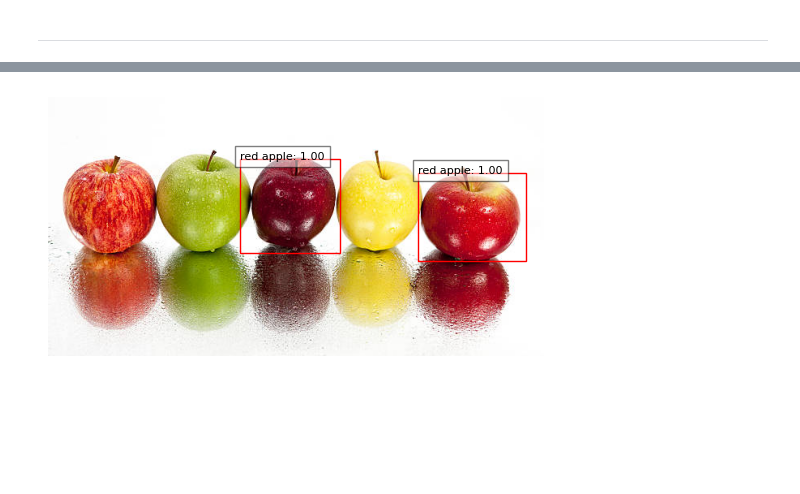
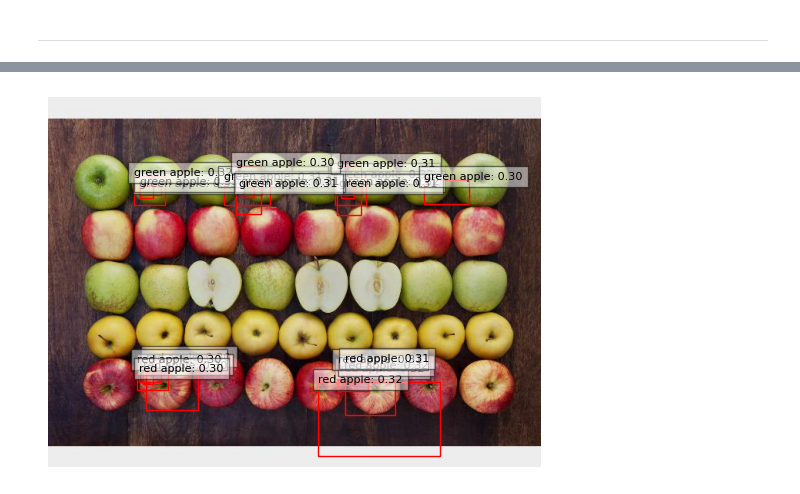
Before and after one commit to Kkumteulyi/2024-CapStone, a Jupyter notebook: CNN_object_detection/Example_needToChangeModel.ipynb, the cells around one changed output, grey strips where cells are left out. Cells and saved outputs as stored; diff of their text form; code cells hidden in the pictures; blank space fills up the shorter version.

```diff
--- a/CNN_object_detection/Example_needToChangeModel.ipynb
+++ b/CNN_object_detection/Example_needToChangeModel.ipynb
@@ -593,17 +730,21 @@ class CustomBackbone(nn.Module):
 
         self.features = nn.Sequential(
             # 첫 번째 레이어: 입력 채널 3 (RGB)
-            nn.Conv2d(3, 32, kernel_size=3, stride=2, padding=1),
+            nn.Conv2d(3, 16, kernel_size=3, stride=2, padding=1),
+            nn.BatchNorm2d(16),
+            nn.ReLU(inplace=True),
+            nn.MaxPool2d(kernel_size=2, stride=2),
+
+            nn.Conv2d(16, 32, kernel_size=3, stride=2, padding=1),
             nn.BatchNorm2d(32),
             nn.ReLU(inplace=True),
+            nn.MaxPool2d(kernel_size=2, stride=2),
 
-            # 두 번째 레이어
             nn.Conv2d(32, 64, kernel_size=3, stride=2, padding=1),
-            nn.BatchNorm2d(64),
-            nn.ReLU(inplace=True),
+            nn.Conv2d(64, 64, kernel_size=3, stride=2, padding=1),
 
-            # 세 번째 레이어
             nn.Conv2d(64, 128, kernel_size=3, stride=2, padding=1),
+            nn.Conv2d(128, 128, kernel_size=3, stride=2, padding=1),
             nn.BatchNorm2d(128),
             nn.ReLU(inplace=True),
 
@@ -716,5 +857,5 @@ def train_model(model, dataloader, num_epochs):
             print(f"Epoch [{epoch+1}/{num_epochs}], Step [{i}/{len(dataloader)}], Loss: {losses.item():.4f}")
 
 # 3. 모델 학습, 3070 기준 3m 30s 소요, imgs == 24
-train_model(model, dataloader, num_epochs=1000)
+train_model(model, dataloader, num_epochs=100)
 # %% [output]
@@ -753,36 +895,36 @@ def predict_image(model, image_path):
         prediction = model(img_tensor)
 
     # 예측 결과를 CPU로 이동
     prediction = {k: v.cpu() for k, v in prediction[0].items()}
 
     return img, prediction
 
 # 7. 결과 시각화 함수 수정
-def visualize_prediction(img, prediction, threshold=0.6):
+def visualize_prediction(img, prediction, threshold=0.3):
     fig, ax = plt.subplots(1)
     ax.imshow(img)
 
     for box, label, score in zip(prediction['boxes'], prediction['labels'], prediction['scores']):
         if score > threshold:
             xmin, ymin, xmax, ymax = box.numpy()
             rect = patches.Rectangle((xmin, ymin), xmax-xmin, ymax-ymin,
                                      linewidth=1, edgecolor='r', facecolor='none')
             ax.add_patch(rect)
             label_name = [k for k, v in class_mapping.items() if v == label.item()][0]
             ax.text(xmin, ymin, f"{label_name}: {score:.2f}",
                     fontsize=8, bbox=dict(facecolor='white', alpha=0.5))
 
     plt.axis('off')
     plt.show()
 
 # 6. 저장된 모델 불러오기 및 예측
 model.load_state_dict(torch.load('apple_detector.pth'))
-img, prediction = predict_image(model, 'apple3.jpg')
+img, prediction = predict_image(model, 'apple2.jpg')
 
 # 예측 결과 시각화
 visualize_prediction(img, prediction)
 # %% [output]
-[figure, old version]
+[figure, new version]
 # %%
 import torch
 import json
```
Also changed, not shown: parts of 3 cells of this notebook, 3 other files.
